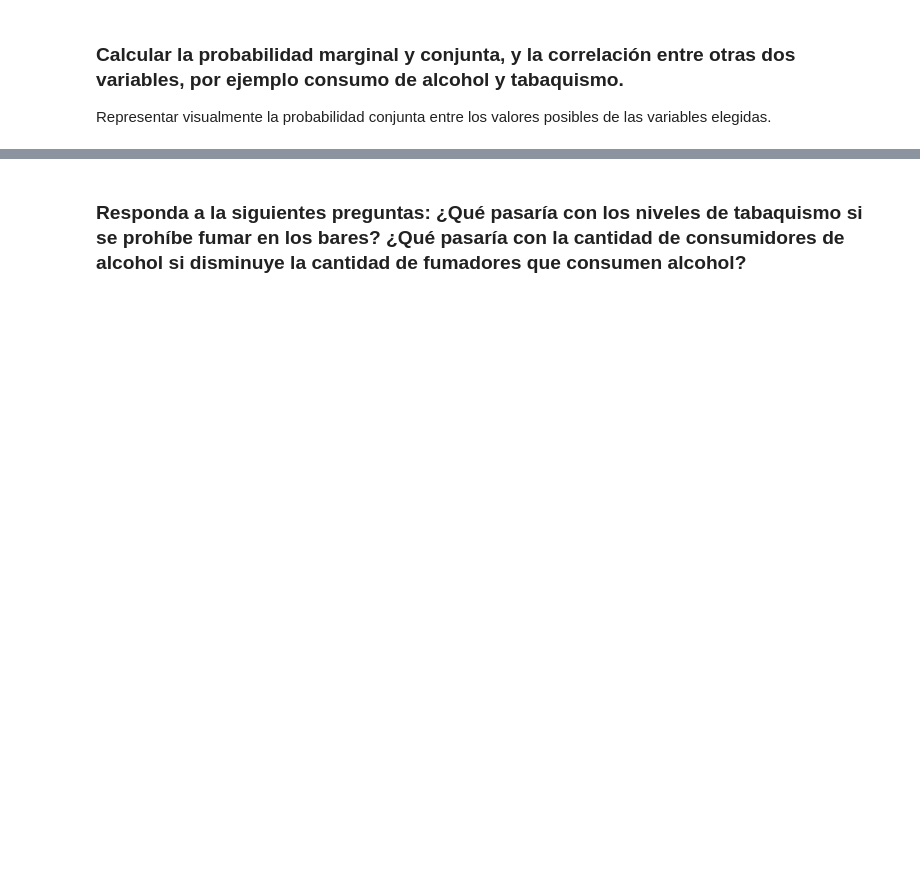
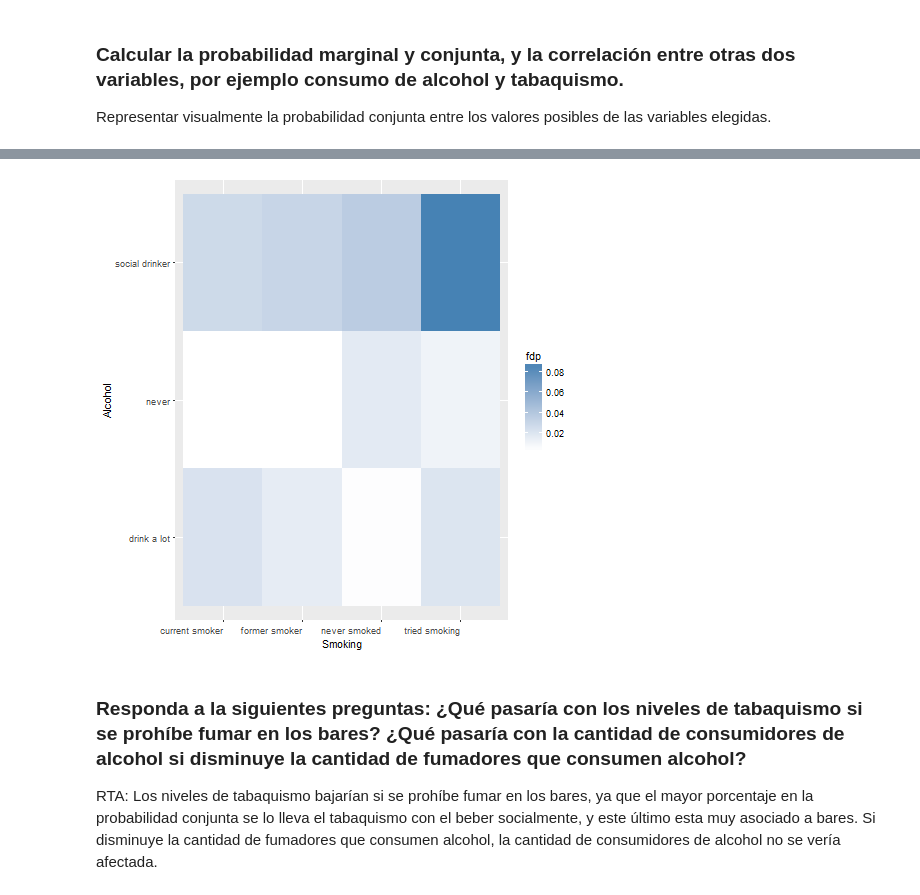
Before and after one commit to luisepifanio/diplo_data_science, a Jupyter notebook: analysis_and_visualization/tareas_integradoras/Laboratorio 1.ipynb, the cells around one changed output, grey strips where cells are left out. Saved outputs shown, nothing was run; the diff lists cells and outputs as text; code cells hidden in the pictures; blank space fills up the shorter version.

```diff
--- a/analysis_and_visualization/tareas_integradoras/Laboratorio 1.ipynb
+++ b/analysis_and_visualization/tareas_integradoras/Laboratorio 1.ipynb
@@ -99,0 +176,4 @@ Representar visualmente la probabilidad conjunta entre los valores posibles de l
+# %%
+entrada_conjunta = dataset.groupby(['Smoking','Alcohol']).size().reset_index(name='cantidad')
+entrada_conjunta['fdp'] = (entrada_conjunta.cantidad / entrada_conjunta.size) / 100
+entrada_conjunta
@@ -100,2 +194,12 @@ Representar visualmente la probabilidad conjunta entre los valores posibles de l
+# %%
+%%R -i entrada_conjunta
+ggplot(data = entrada_conjunta, aes(x=Smoking, y=Alcohol, fill=fdp)) +
+  geom_tile() + scale_fill_gradient(low = "white", high = "steelblue") +
+  theme(axis.text.x = element_text(angle = 0, hjust = 1))
+# %% [output]
+[figure, added]
 # %% [markdown]
 ### Responda a la siguientes preguntas: ¿Qué pasaría con los niveles de tabaquismo si se prohíbe fumar en los bares? ¿Qué pasaría con la cantidad de consumidores de alcohol si disminuye la cantidad de fumadores que consumen alcohol?
+
+RTA: Los niveles de tabaquismo bajarían si se prohíbe fumar en los bares, ya que el mayor porcentaje en la probabilidad conjunta se lo lleva el tabaquismo con el beber socialmente, y este último esta muy asociado a bares.
+Si disminuye la cantidad de fumadores que consumen alcohol, la cantidad de consumidores de alcohol no se vería afectada.
```
Also changed, not shown: parts of 26 cells of this notebook.
